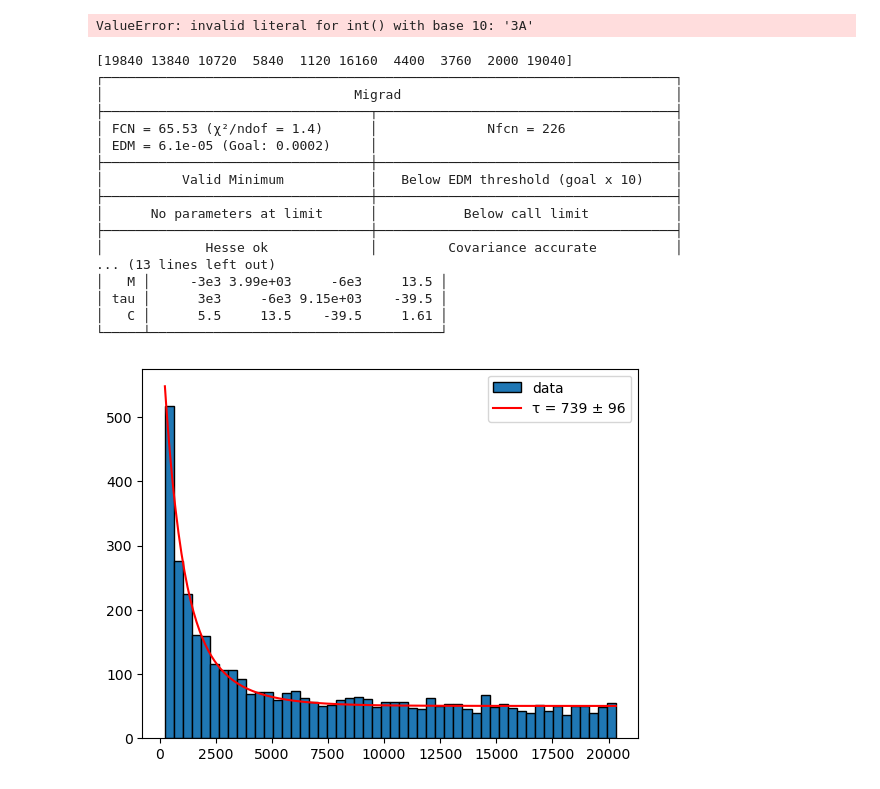
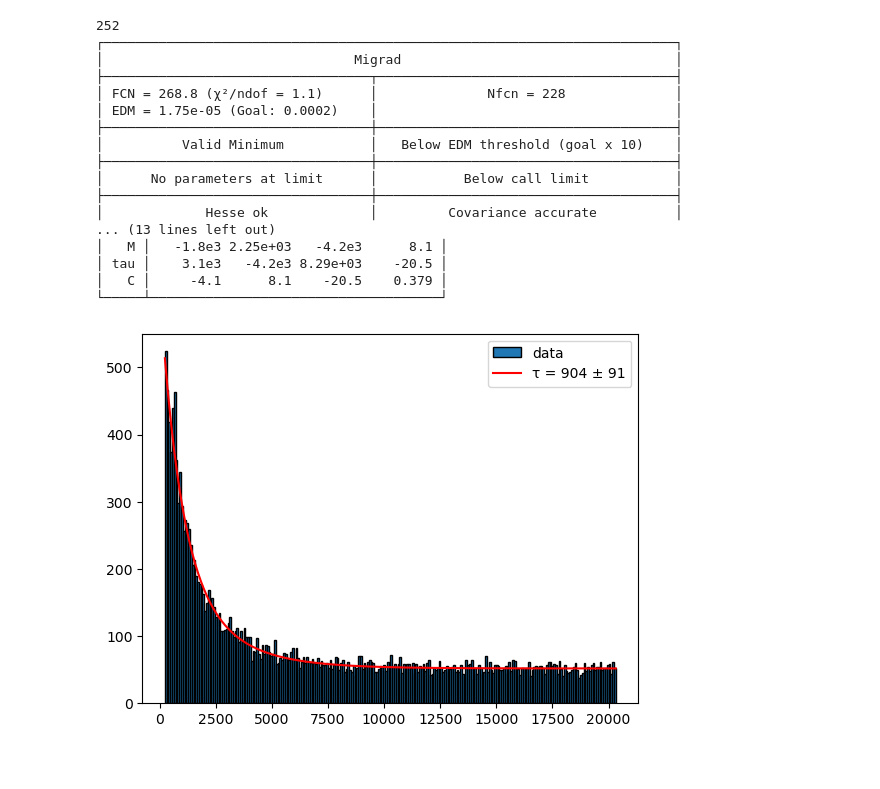
Before and after one commit to YousefRofa/Muon-Lifetime, a Jupyter notebook: data.ipynb, the cells around one changed output. Saved outputs shown, nothing was run; the diff lists cells and outputs as text; code cells hidden in the pictures.

```diff
--- a/data.ipynb
+++ b/data.ipynb
@@ -586,37 +1,3 @@ plt.show()
-# %%
-import numpy as np
-import matplotlib.pyplot as plt
-from iminuit import Minuit
-from iminuit.cost import LeastSquares
-import raw
-from importlib import reload
-reload(raw)
-from raw import raw_data
-
-
-lines = np.linspace(0, 100, 25000)
-
-data = np.array(raw_data.split(), dtype=int)
-
-counts, bins = np.histogram(data, bins=50)
-centers = (bins[:-1] + bins[1:]) / 2
-errors = np.sqrt(np.maximum(counts, 1))
-
-def model(x, N, tau, C):
-    return N* ( 2 * np.exp(-x / tau) + np.exp(-(1.5*x) / tau) ) + C
-
-m = Minuit(LeastSquares(centers, counts, errors, model), N=200, tau=2000, C=5)
-m.migrad()
-m.hesse()
-print(m)
-
-plt.hist(data, bins=bins, edgecolor='black', label='data')
-xs = np.linspace(bins[0], bins[-1], 300)
-plt.plot(xs, model(xs, *m.values), 'r-', label=f"τ = {m.values['tau']:.0f} ± {m.errors['tau']:.0f}")
-plt.legend()
-plt.show()
-# %% [output]
-ValueError: invalid literal for int() with base 10: '3A'
 # %%
 import numpy as np
 import matplotlib.pyplot as plt
@@ -628,48 +9,49 @@ reload(raw)
 from raw import raw_data
 
 
-lines = np.linspace(0, 100, 25000)
+lines = np.linspace(0, 100, 30000)
 
 data = np.array([int(h, 16)*80 for h in raw_data.split()])
 
-print(data[0:10])
+counts, bins = np.histogram(data, bins=len(set(data)))
+# There are 3
 
-counts, bins = np.histogram(data, bins=50)
+print(len(set(data)))
 centers = (bins[:-1] + bins[1:]) / 2
 errors = np.sqrt(np.maximum(counts, 1))
 
 def model(x, N, M, tau, C):
     return (N*np.exp(-x / tau) + M* (np.exp(-((1/2.5)*x) / tau) ) ) + C
 
-m = Minuit(LeastSquares(centers, counts, errors, model), N=200, M = 200, tau=2000, C=5)
+m = Minuit(LeastSquares(centers[1:-1], counts[1:-1], errors[1:-1], model), N=200, M = 200, tau=2000, C=5)
 m.migrad()
 m.hesse()
 print(m)
 
 plt.hist(data, bins=bins, edgecolor='black', label='data')
 xs = np.linspace(bins[0], bins[-1], 300)
 plt.plot(xs, model(xs, *m.values), 'r-', label=f"τ = {m.values['tau']:.0f} ± {m.errors['tau']:.0f}")
 plt.legend()
 plt.show()
 # %% [output]
-[19840 13840 10720  5840  1120 16160  4400  3760  2000 19040]
+252
 ┌─────────────────────────────────────────────────────────────────────────┐
 │                                Migrad                                   │
 ├──────────────────────────────────┬──────────────────────────────────────┤
-│ FCN = 65.53 (χ²/ndof = 1.4)      │              Nfcn = 226              │
-│ EDM = 6.1e-05 (Goal: 0.0002)     │                                      │
+│ FCN = 268.8 (χ²/ndof = 1.1)      │              Nfcn = 228              │
+│ EDM = 1.75e-05 (Goal: 0.0002)    │                                      │
 ├──────────────────────────────────┼──────────────────────────────────────┤
 │          Valid Minimum           │   Below EDM threshold (goal x 10)    │
 ├──────────────────────────────────┼──────────────────────────────────────┤
 │      No parameters at limit      │           Below call limit           │
 ├──────────────────────────────────┼──────────────────────────────────────┤
 │             Hesse ok             │         Covariance accurate          │
 ... (13 lines left out)
-│   M │     -3e3 3.99e+03     -6e3     13.5 │
-│ tau │      3e3     -6e3 9.15e+03    -39.5 │
-│   C │      5.5     13.5    -39.5     1.61 │
+│   M │   -1.8e3 2.25e+03   -4.2e3      8.1 │
+│ tau │    3.1e3   -4.2e3 8.29e+03    -20.5 │
+│   C │     -4.1      8.1    -20.5    0.379 │
 └─────┴─────────────────────────────────────┘
-[figure, old version]
+[figure, new version]
 # %%
 import numpy as np
 import matplotlib.pyplot as plt
```
Also changed, not shown: parts of 2 cells of this notebook.
